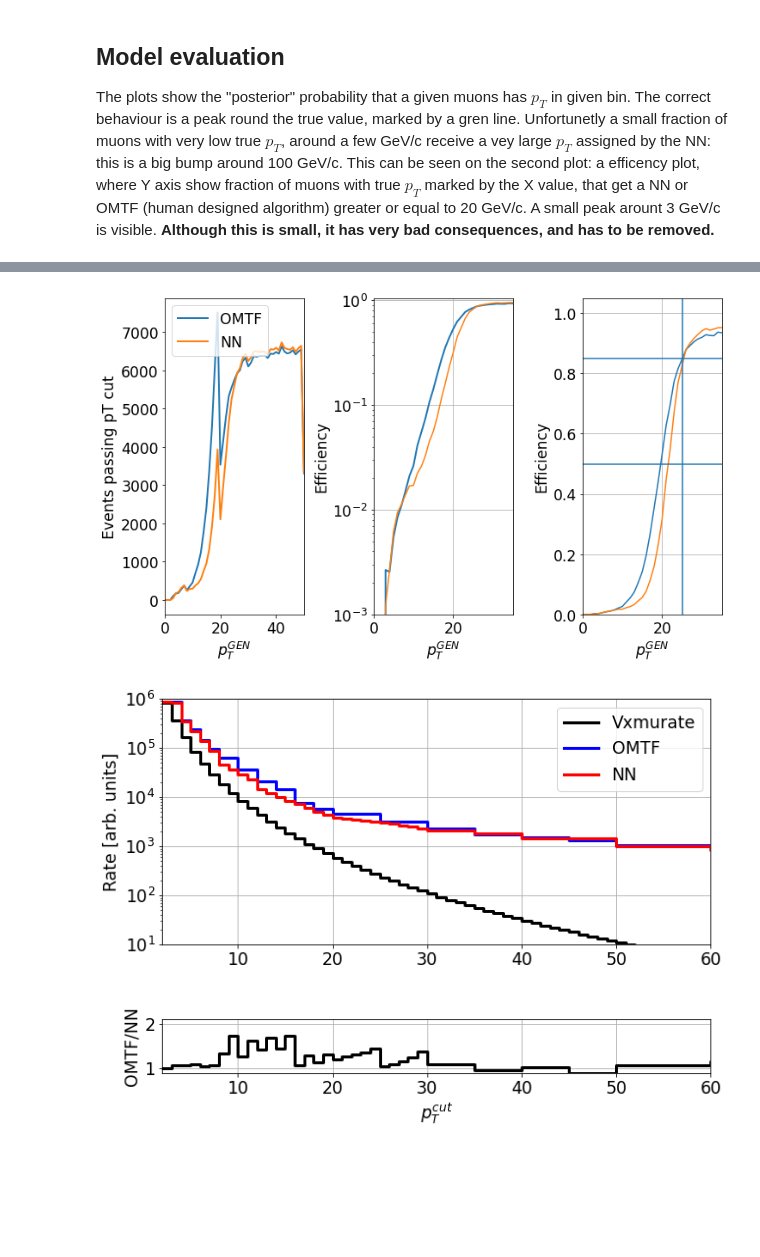
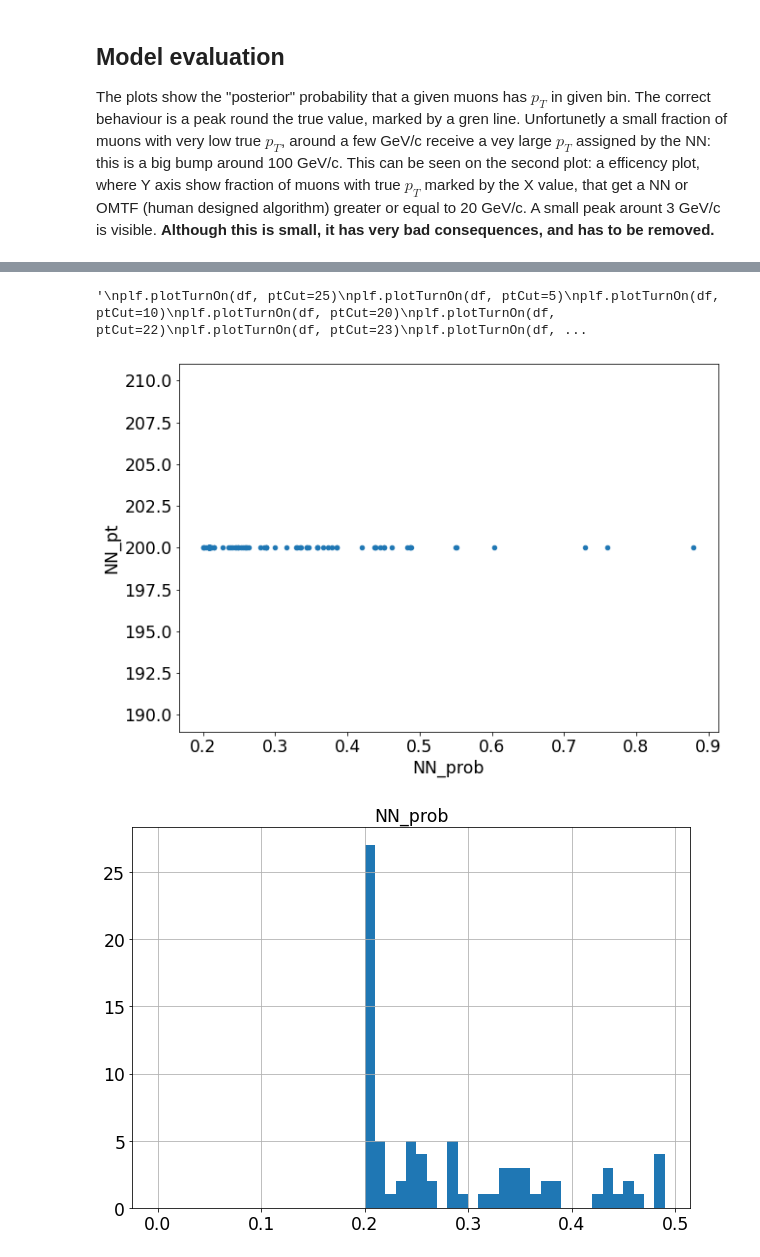
Before and after one commit to akalinow/MachineLearning, a Jupyter notebook: OMTF/OMTF_NN.ipynb, the cells around one changed output, grey strips where cells are left out. Drawn from its saved outputs; the diff is of its cells as text; code cells hidden in the pictures; blank space fills up the shorter version.

```diff
--- a/OMTF/OMTF_NN.ipynb
+++ b/OMTF/OMTF_NN.ipynb
@@ -162,7 +184,7 @@ def fillPandasDataset(aBatch, df, cumulativePosteriorCut):
     omtfPredictions = aBatch[2:4]
     probability = model.predict(features, use_multiprocessing=True)
     value = finalModelAnswer(probability, cumulativePosteriorCut)
-    batch_df = pd.DataFrame(data={"genPt":labels[0], "genCharge":labels[1],
+    batch_df = pd.DataFrame(data={"genPt":labels[0], "genCharge":labels[1], "genEta":labels[2],
                                     "OMTF_pt":omtfPredictions[0],
                                     "OMTF_charge":omtfPredictions[1],
                                     "NN_pt": value[0]*(omtfPredictions[0]>0),
@@ -202,3 +226,8 @@ tf.Tensor(
  0. 0. 0. 0. 0. 0. 0. 0. 0. 0. 0. 0. 0. 0. 0. 0. 0. 0. 0. 0. 0. 0. 0. 0.
  0. 0. 0. 0. 0. 0. 0. 0. 0. 0. 0. 0. 0. 0. 0. 0. 0. 0. 0. 0. 0. 0. 0. 0.
  0. 0. 0. 0. 0. 0. 0. 0.], shape=(128,), dtype=float32)
+# %%
+testFileNames = glob.glob(trainDataDir+'df.parquet_OMTFHits_pats0x0003_newerSample_files_1_100_chunk_0.gzip')
+#df = pd.read_parquet(testFileNames[0])
+#print(df)
+print(df["omtfFiredLayers"].min())
@@ -307,15 +338,18 @@ train_dataset = loadDataset(trainFileNames, isTrain=True, nEpochs=1, batchSize=4
 validation_dataset = loadDataset(validationFileNames, isTrain=True, nEpochs=1, batchSize=1024)
 
 model = getModel()
+model.summary()
 
-nEpochsSaved = 3
+'''
+nEpochsSaved = 10
 checkpoint_path = "training/model_full_{epoch:04d}"
 model = loadModel(checkpoint_path)
+'''
 
 log_dir = "logs/fit/" + datetime.now().strftime("%Y%m%d-%H%M%S")
 tensorboard_callback = tf.keras.callbacks.TensorBoard(log_dir=log_dir, histogram_freq=1, profile_batch=(110, 120))
 
-nEpochs = 5
+nEpochs = 4
 history = model.fit(train_dataset, epochs=nEpochs,
                             use_multiprocessing=True,
                             verbose=1,
@@ -353,12 +391,10 @@ The plots show the "posterior" probability that a given muons has $p_{T}$ in giv
 Unfortunetly a small fraction of muons with very low true $p_{T}$, around a few GeV/c receive a vey large $p_{T}$ assigned by the NN: this is a big bump around 100 GeV/c.
 This can be seen on the second plot: a efficency plot, where Y axis show fraction of muons with true $p_{T}$ marked by the X value, that get a NN or OMTF (human designed algorithm) greater or equal to 20 GeV/c. A small peak arount 3 GeV/c is visible. **Although this is small, it has very bad consequences, and has to be removed.**
 # %%
-import pandas as pd
-import importlib
-import plottingFunctions as plf
+import plotting_functions as plf
 importlib.reload(plf)
 
-cumulativePosteriorCut = 0.75
+cumulativePosteriorCut = 0.80
 
 if not runOnCluster:
 
@@ -374,7 +410,7 @@ if not runOnCluster:
     testFileNames = glob.glob(testDataDir+'OMTFHits_pats0x0003_newerSample_files_1_100_chunk_0.tfrecord.gzip')
     test_dataset = loadDataset(testFileNames, isTrain=False, nEpochs=1, batchSize=32*1024)
 
-    df = pd.DataFrame(columns=["genPt", "genCharge",
+    df = pd.DataFrame(columns=["genPt", "genCharge", "genEta",
                                 "OMTF_pt","OMTF_charge",
                                 "NN_pt","NN_charge","NN_prob"])
     for aBatch in test_dataset.as_numpy_iterator():
@@ -407,29 +443,43 @@ Inference end. Current Time = Jun 14 2021 08:37:59
 # %%
-import plottingFunctions as plf
+import plotting_functions as plf
 importlib.reload(plf)
 
-#df1 = df[(df["genPt"]<10)&(df["genPt"]>0)]
+#df1 = df[np.abs(df["genEta"])>0.83]
+#plf.plotTurnOn(df1, ptCut=20)
+#plf.plotRate(df1)
+
+df1 = df[np.abs(df["NN_pt"])>100.0]
+dfFake = df1[(df1["genPt"]<10)&(df1["NN_pt"]>=20)]
+dfTrue = df1[(df1["genPt"]>=20)&(df1["genPt"]<30)&(df1["NN_pt"]>=20)]
 #plf.plotCM(df1, pT2Label)
 #plf.plotPull(df1)
+dfFake.plot.scatter("NN_prob", "NN_pt")
+dfFake.hist("NN_prob", bins=np.arange(0,0.5,0.01))
+dfTrue.hist("NN_prob", bins=np.arange(0,0.5,0.01))
+#dfFake.hist("genEta", bins=np.arange(0.8,1.3,0.05))
+
+plf.plotTurnOn(df, ptCut=20)
+#plf.plotRate(df)
+'''
 plf.plotTurnOn(df, ptCut=25)
-'''
 plf.plotTurnOn(df, ptCut=5)
 plf.plotTurnOn(df, ptCut=10)
 plf.plotTurnOn(df, ptCut=20)
 plf.plotTurnOn(df, ptCut=22)
 plf.plotTurnOn(df, ptCut=23)
 plf.plotTurnOn(df, ptCut=24)
 plf.plotTurnOn(df, ptCut=25)
 plf.plotTurnOn(df, ptCut=30)
 plf.plotTurnOn(df, ptCut=40)
 plf.plotTurnOn(df, ptCut=50)
 plf.plotTurnOn(df, ptCut=100)
 plf.plotTurnOn(df, ptCut=150)
 plf.plotTurnOn(df, ptCut=200)
 plf.plotPull(df)
 plf.plotCM(df, pT2Label)
+plf.plotRate(df)
 '''
-plf.plotRate(df)
 # %% [output]
+'\nplf.plotTurnOn(df, ptCut=25)\nplf.plotTurnOn(df, ptCut=5)\nplf.plotTurnOn(df, ptCut=10)\nplf.plotTurnOn(df, ptCut=20)\nplf.plotTurnOn(df, ptCut=22)\nplf.plotTurnOn(df, ptCut=23)\nplf.plotTurnOn(df, ...
-[figure, old version]
+[figure, new version]
-[figure, old version]
+[figure, new version]
```
Also changed, not shown: parts of 10 cells of this notebook, 7 other files.
